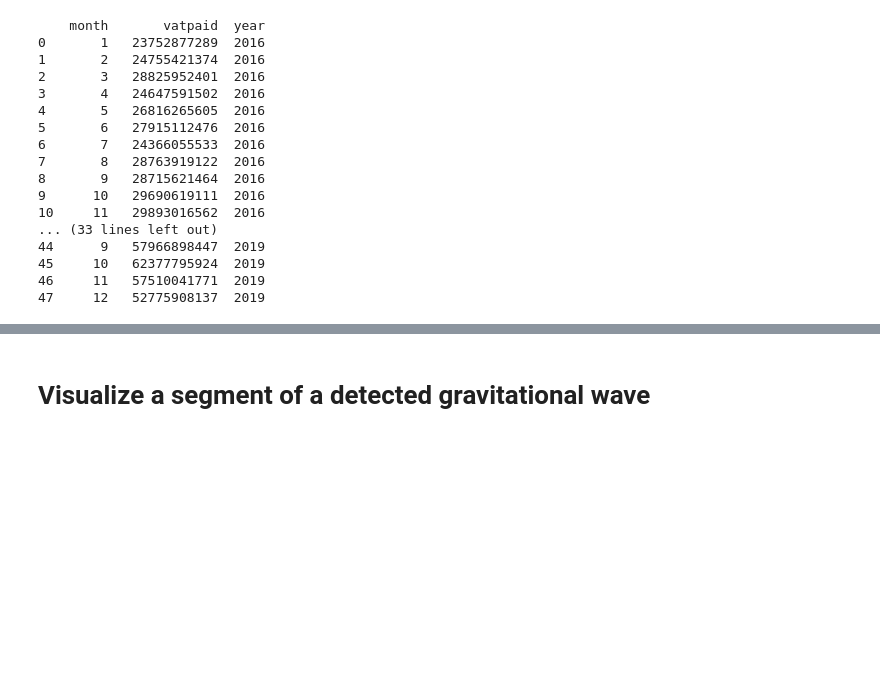
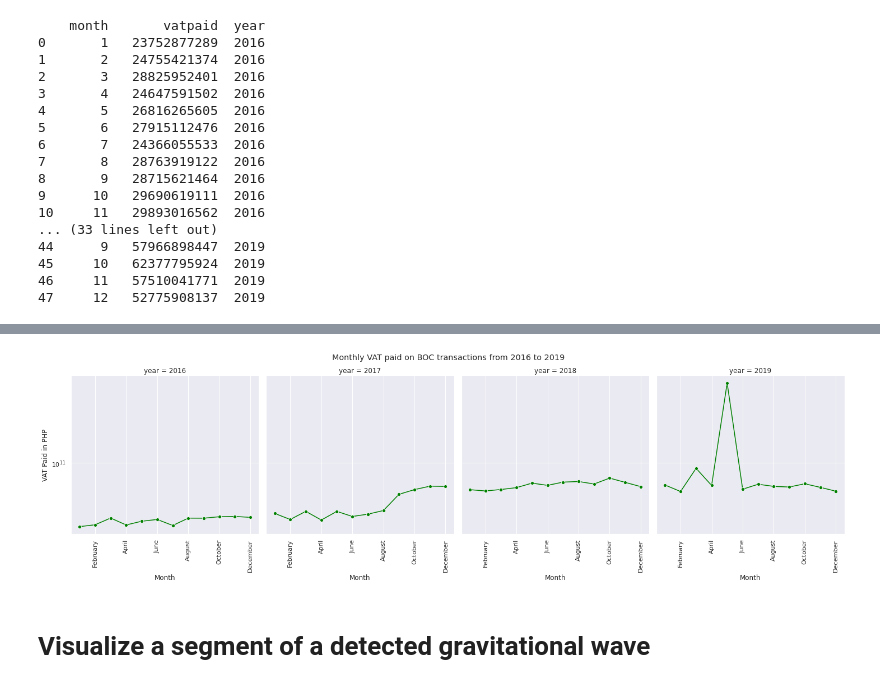
Before and after one commit to NIP-Data-Computation/show-and-tell, a Jupyter notebook: geneb_show_and_tell_week3_.ipynb, the cells around one changed output, grey strips where cells are left out. Cells and saved outputs as stored; diff of their text form; code cells hidden in the pictures; blank space fills up the shorter version.

```diff
--- a/geneb_show_and_tell_week3_.ipynb
+++ b/geneb_show_and_tell_week3_.ipynb
@@ -191,3 +196,19 @@ NameError: ignored
+# %%
+# I recreated the same graph but this time, I tried scaling the y-axis into logarithm
+sns.set_style('darkgrid')
+sns.set_context('notebook')
+
+lp = sns.relplot('month', 'vatpaid', data=Period1619Alt, kind='line', col='year', marker='o', color='green')
+
+lp.fig.suptitle('Monthly VAT paid on BOC transactions from 2016 to 2019', y=1.03)
+lp.set(yscale='log')
+x_label = ["", "February", "April", "June", "August", "October", "December"]
+lp.set_xticklabels(x_label, rotation=90)
+lp.set(ylabel='VAT Paid in PHP', xlabel='Month')
+
+plt.show()
+# %% [output]
+[figure, added]
 # %% [markdown]
 # **Visualize a segment of a detected gravitational wave**
 # %% [markdown]
```
Also changed, not shown: parts of 3 cells of this notebook.
